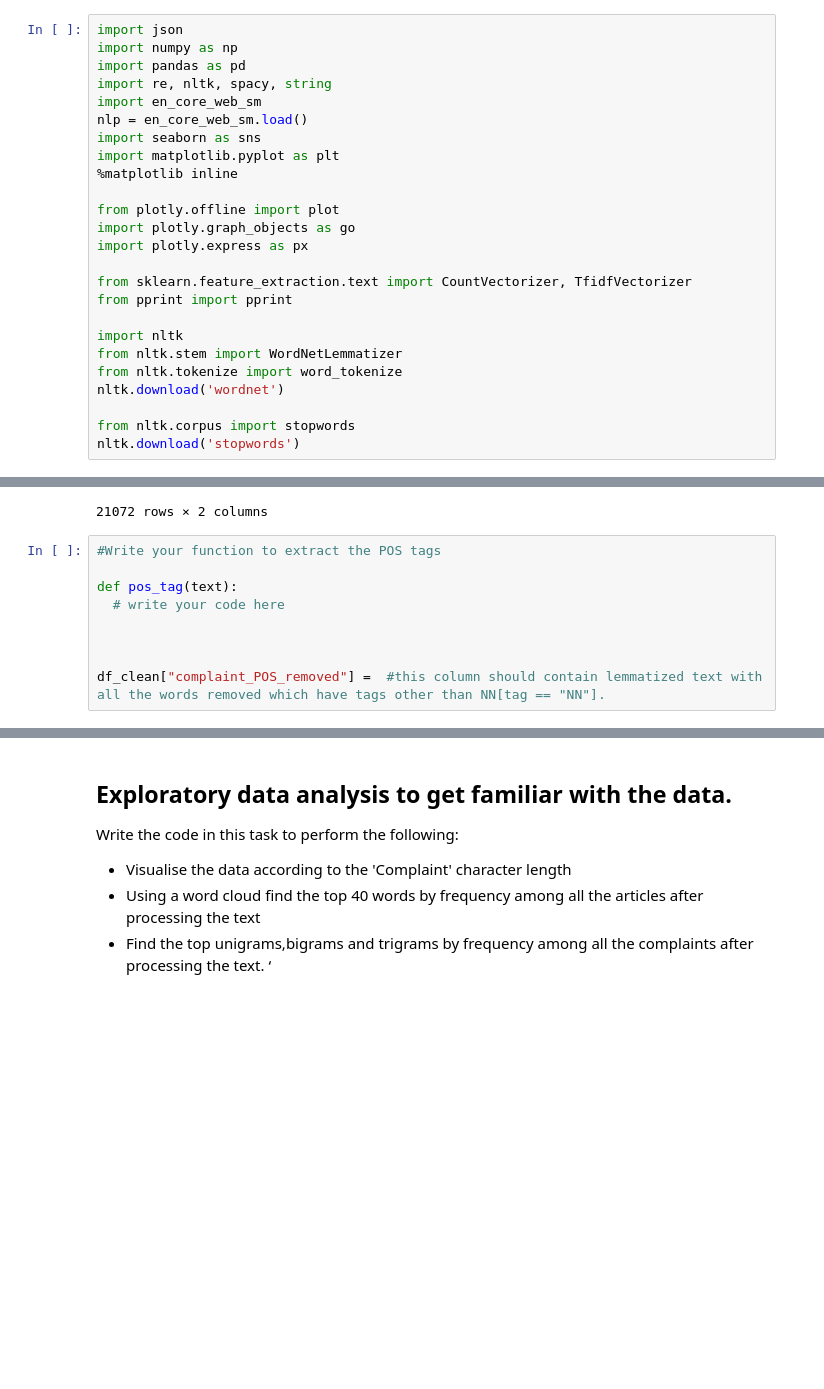
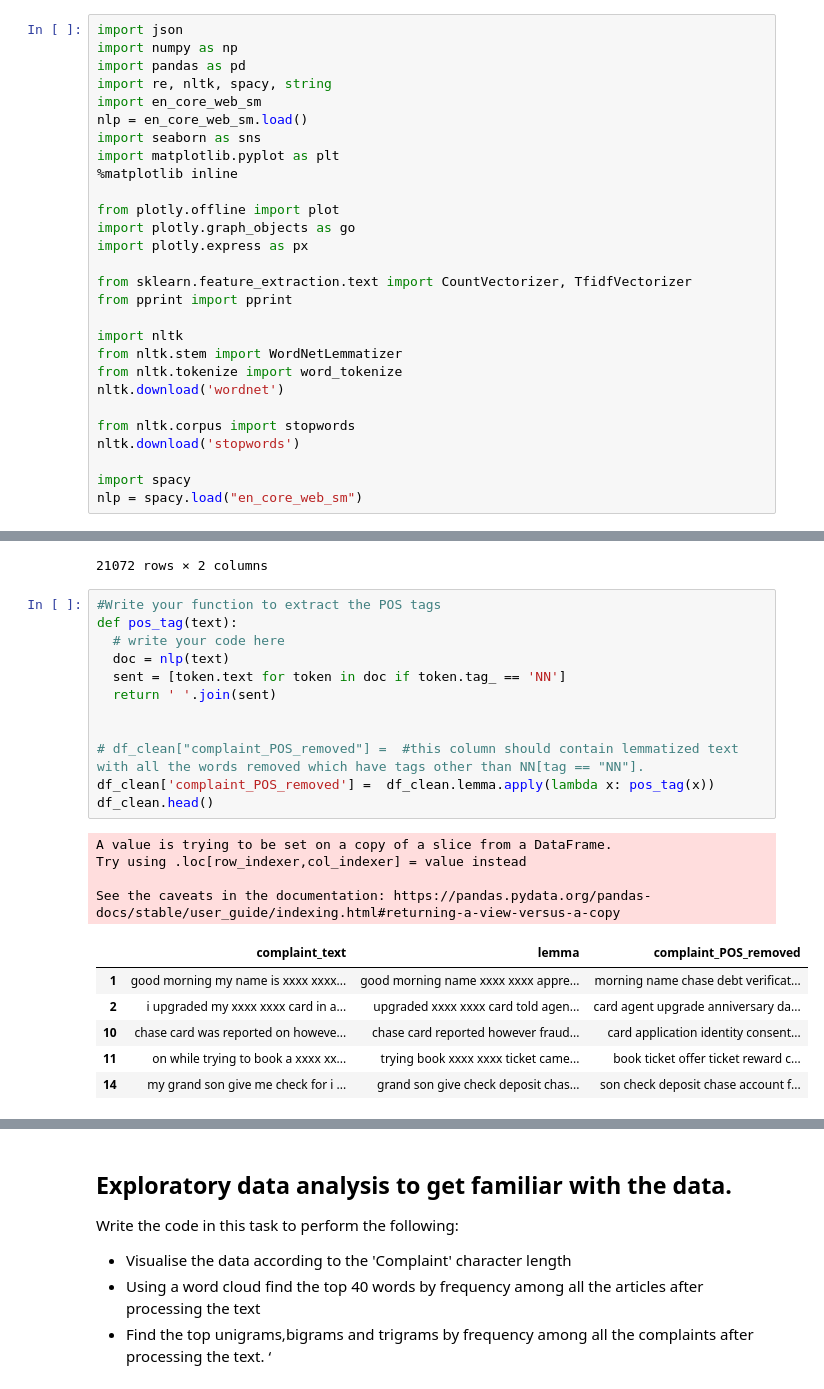
Before and after one commit to SanjayaKumarSahoo/automatic-ticket-classification, a Jupyter notebook: Automatic_Ticket_Classification_Assignment.ipynb, the cells around one changed output, grey strips where cells are left out. Drawn from its saved outputs; the diff is of its cells as text; blank space fills up the shorter version.

```diff
--- a/Automatic_Ticket_Classification_Assignment.ipynb
+++ b/Automatic_Ticket_Classification_Assignment.ipynb
@@ -64,4 +64,7 @@ nltk.download('wordnet')
 
 from nltk.corpus import stopwords
 nltk.download('stopwords')
+
+import spacy
+nlp = spacy.load("en_core_web_sm")
 # %% [output]
@@ -278,13 +280,27 @@ df_clean
 21072 rows × 2 columns
 # %%
 #Write your function to extract the POS tags
-
 def pos_tag(text):
   # write your code here
+  doc = nlp(text)
+  sent = [token.text for token in doc if token.tag_ == 'NN']
+  return ' '.join(sent)
 
 
-
-df_clean["complaint_POS_removed"] =  #this column should contain lemmatized text with all the words removed which have tags other than NN[tag == "NN"].
+# df_clean["complaint_POS_removed"] =  #this column should contain lemmatized text with all the words removed which have tags other than NN[tag == "NN"].
+df_clean['complaint_POS_removed'] =  df_clean.lemma.apply(lambda x: pos_tag(x))
+df_clean.head()
+# %% [output]
+A value is trying to be set on a copy of a slice from a DataFrame.
+Try using .loc[row_indexer,col_indexer] = value instead
+
+See the caveats in the documentation: https://pandas.pydata.org/pandas-docs/stable/user_guide/indexing.html#returning-a-view-versus-a-copy
+|  | complaint_text | lemma | complaint_POS_removed |
+| 1 | good morning my name is xxxx xxxx... | good morning name xxxx xxxx appre... | morning name chase debt verificat... |
+| 2 | i upgraded my xxxx xxxx card in a... | upgraded xxxx xxxx card told agen... | card agent upgrade anniversary da... |
+| 10 | chase card was reported on howeve... | chase card reported however fraud... | card application identity consent... |
+| 11 | on while trying to book a xxxx xx... | trying book xxxx xxxx ticket came... | book ticket offer ticket reward c... |
+| 14 | my grand son give me check for i ... | grand son give check deposit chas... | son check deposit chase account f... |
 # %%
 #The clean dataframe should now contain the raw complaint, lemmatized complaint and the complaint after removing POS tags.
 df_clean
```
Also changed, not shown: parts of 2 cells of this notebook.
